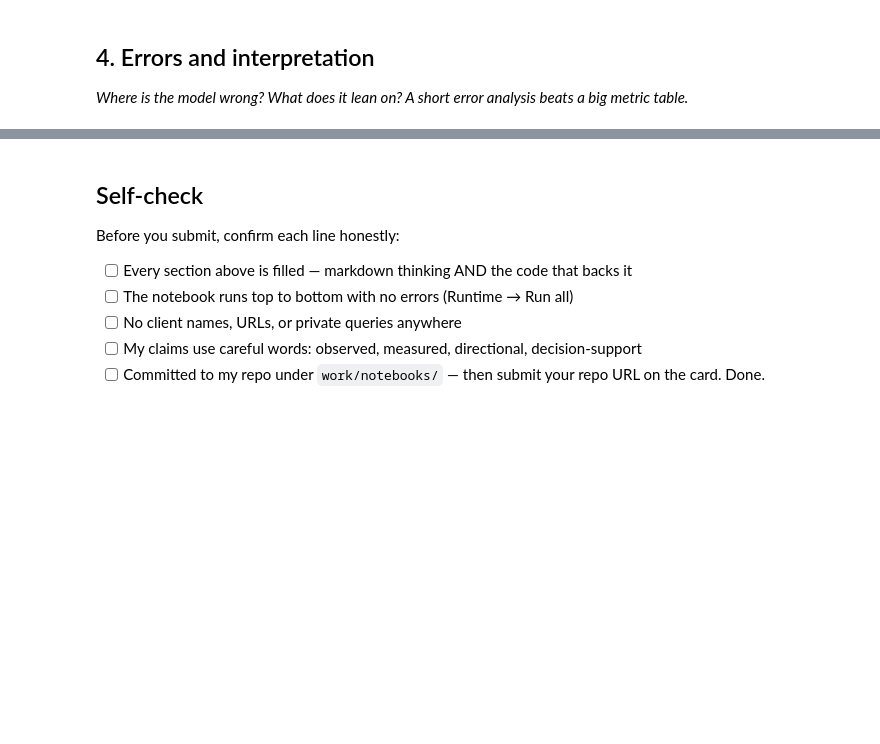
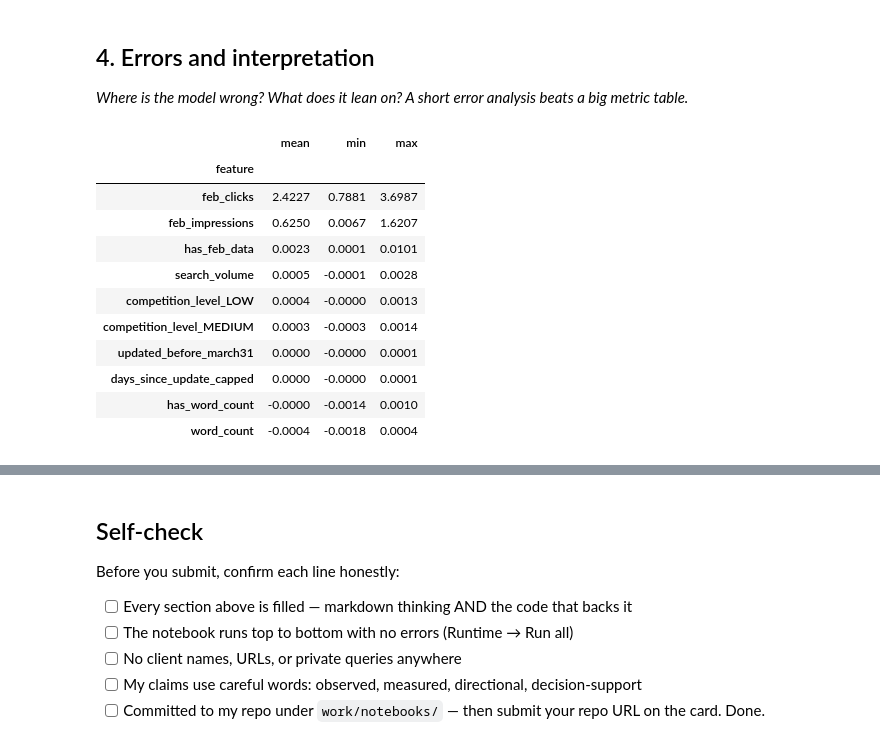
Before and after one commit to AxelYoel/FlyRank-AI-Internship---Axel-Yoel-Chandra, a Jupyter notebook: work/notebooks/w05_model.ipynb, the cells around one changed output, grey strips where cells are left out. Saved outputs shown, nothing was run; the diff lists cells and outputs as text; code cells hidden in the pictures; blank space fills up the shorter version.

```diff
--- a/work/notebooks/w05_model.ipynb
+++ b/work/notebooks/w05_model.ipynb
@@ -278,0 +364,15 @@ summary
+# %%
+feb = con.sql(f"""
+    SELECT content_hash_id,
+           SUM(gsc_impressions) AS feb_impressions,
+           SUM(gsc_clicks) AS feb_clicks
+    FROM read_parquet('{rel}/fact_content_daily_performance/month=2026-02/data_0.parquet')
+    WHERE gsc_data_available = TRUE
+    GROUP BY content_hash_id
+""").df()
+
+model_data = model_data.merge(feb, on='content_hash_id', how='left')
+model_data['has_feb_data'] = model_data['feb_impressions'].notna().astype(int)
+model_data[['feb_impressions', 'feb_clicks']] = model_data[['feb_impressions', 'feb_clicks']].fillna(0)
+
+print("Share of pages with February data:", model_data['has_feb_data'].mean().round(3))
@@ -278,0 +529,7 @@ summary
+# %%
+top_true = model_data.nlargest(100, 'lost_clicks').copy()
+model_data['feb_rank'] = model_data['feb_lost_clicks'].rank(ascending=False, method='min')
+top_true['feb_rank'] = model_data.loc[top_true.index, 'feb_rank']
+print(top_true['feb_rank'].describe())
+print("Share ranked in Feb top 100:", (top_true['feb_rank'] <= 100).mean())
+print("Share ranked in Feb top 1000:", (top_true['feb_rank'] <= 1000).mean())
@@ -288,5 +557,37 @@ summary
 
 *Where is the model wrong? What does it lean on? A short error analysis beats a big metric table.*
 # %%
-# This cell is for CODE (numbers, a query, a check).
-# Write your text answer in the cell ABOVE this one — typing sentences here breaks Run All.
+from sklearn.inspection import permutation_importance
+
+feb_features = honest_features + ['feb_impressions', 'feb_clicks', 'has_feb_data']
+
+n = len(model_data)
+pred_lr = np.zeros(n)
+fold_id = np.zeros(n, dtype=int)
+imp_tables = []
+
+for i, (tr, te) in enumerate(GroupKFold(n_splits=5).split(
+        model_data, model_data['lost_clicks'], groups=model_data['client_hash_id'])):
+    lin = LinearRegression().fit(model_data.iloc[tr][feb_features], model_data.iloc[tr]['lost_clicks'])
+    pred_lr[te] = lin.predict(model_data.iloc[te][feb_features])
+    fold_id[te] = i
+    pi = permutation_importance(lin, model_data.iloc[te][feb_features],
+                                model_data.iloc[te]['lost_clicks'],
+                                n_repeats=10, random_state=42, scoring='r2')
+    imp_tables.append(pd.DataFrame({'feature': feb_features, 'importance': pi.importances_mean}))
+
+imp = pd.concat(imp_tables).groupby('feature')['importance'].agg(['mean', 'min', 'max'])
+imp.sort_values('mean', ascending=False).round(4)
+# %% [output]
+|  | mean | min | max |
+| feature |  |  |  |
+| feb_clicks | 2.4227 | 0.7881 | 3.6987 |
+| feb_impressions | 0.6250 | 0.0067 | 1.6207 |
+| has_feb_data | 0.0023 | 0.0001 | 0.0101 |
+| search_volume | 0.0005 | -0.0001 | 0.0028 |
+| competition_level_LOW | 0.0004 | -0.0000 | 0.0013 |
+| competition_level_MEDIUM | 0.0003 | -0.0003 | 0.0014 |
+| updated_before_march31 | 0.0000 | -0.0000 | 0.0001 |
+| days_since_update_capped | 0.0000 | -0.0000 | 0.0001 |
+| has_word_count | -0.0000 | -0.0014 | 0.0010 |
+| word_count | -0.0004 | -0.0018 | 0.0004 |
```
Also changed, not shown: parts of 23 cells of this notebook.
